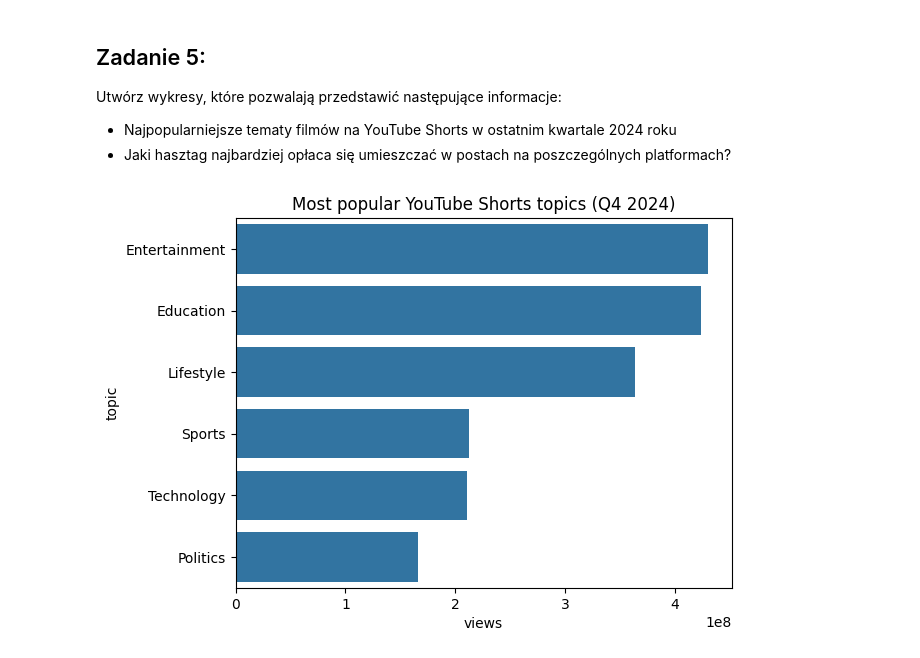
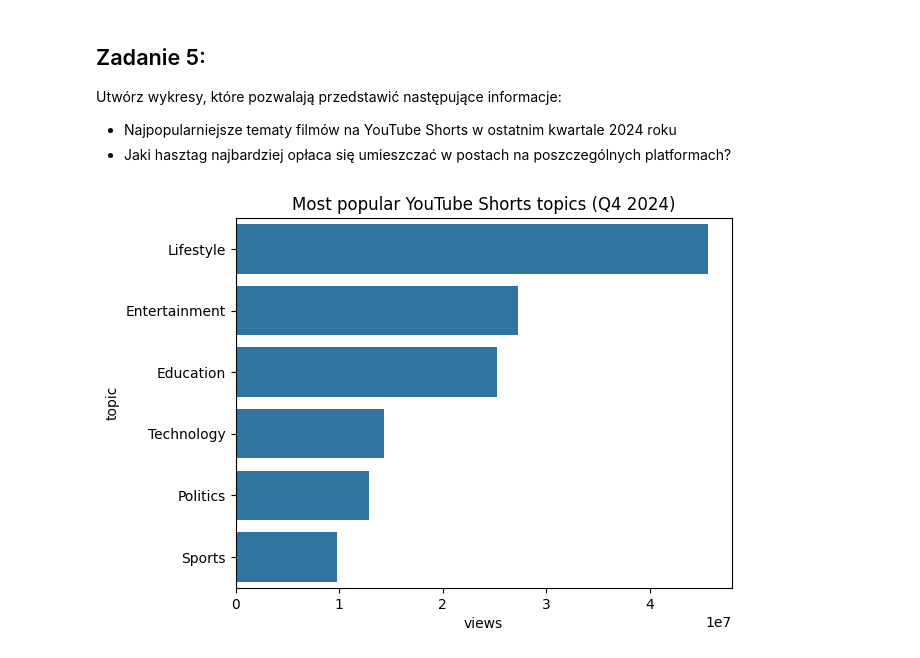
Before and after one commit to Zajecia-na-PWr-LR/lista-1-kub47, a Jupyter notebook: UczenieMaszynowe_25_26_Lista1.ipynb, the cells around one changed output. Cells and saved outputs as stored; diff of their text form; code cells hidden in the pictures.

```diff
--- a/UczenieMaszynowe_25_26_Lista1.ipynb
+++ b/UczenieMaszynowe_25_26_Lista1.ipynb
@@ -224,31 +224,32 @@ df = pd.read_csv("/content/social_media_viral_content_dataset.csv")
 # %%
 # wykres 1
 df["post_datetime"] = pd.to_datetime(df["post_datetime"])
 
 shorts_q4 = df[
     (df["platform"] == "YouTube Shorts") &
     (df['post_datetime'].dt.year == 2024) &
-    (df['post_datetime'].dt.quarter == 4)
+    (df['post_datetime'].dt.quarter == 4) &
+    (df['content_type'] == "video")
 ]
 
 topics = (
     shorts_q4
     .groupby("topic")["views"]
     .sum()
     .sort_values(ascending=False)
     .reset_index()
 )
 
 sns.barplot(
     data=topics,
     x="views",
     y="topic"
 )
 
 plt.title("Most popular YouTube Shorts topics (Q4 2024)")
 plt.show()
 # %% [output]
-[figure, old version]
+[figure, new version]
 # %%
 # wykres 2
 df["hashtags"] = df["hashtags"].str.split(" ")
```
Also changed, not shown: parts of 3 cells of this notebook.
